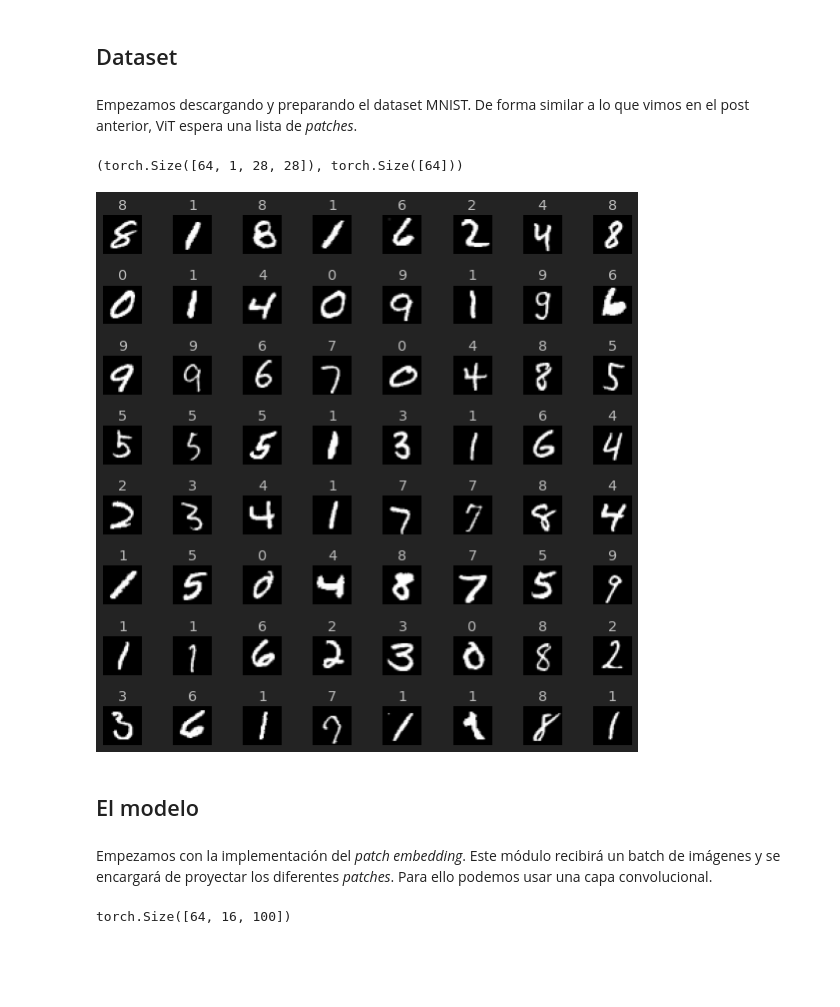
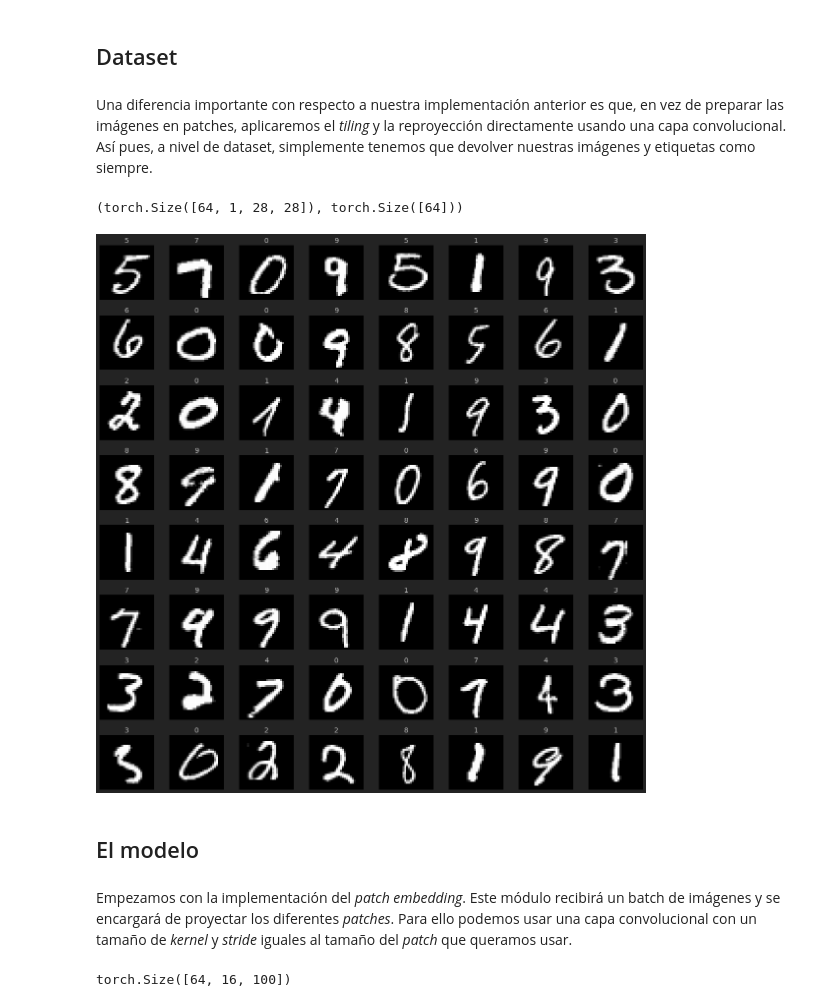
Before and after one commit to juansensio/blog, a Jupyter notebook: 064_vit/vit.ipynb, the cells around one changed output. Saved outputs shown, nothing was run; the diff lists cells and outputs as text; code cells hidden in the pictures; blank space fills up the shorter version.

```diff
--- a/064_vit/vit.ipynb
+++ b/064_vit/vit.ipynb
@@ -11,7 +11,7 @@ En este post vamos a implementar esta arquitectura y aplicarla en varios ejemplo
 # %% [markdown]
 ## Dataset
 # %% [markdown]
-Empezamos descargando y preparando el dataset MNIST. De forma similar a lo que vimos en el post anterior, ViT espera una lista de *patches*.
+Una diferencia importante con respecto a nuestra implementación anterior es que, en vez de preparar las imágenes en patches, aplicaremos el *tiling* y la reproyección directamente usando una capa convolucional. Así pues, a nivel de dataset, simplemente tenemos que devolver nuestras imágenes y etiquetas como siempre.
 # %%
 import pytorch_lightning as pl
 import torch
@@ -59,23 +59,23 @@ imgs.shape, labels.shape
 (torch.Size([64, 1, 28, 28]), torch.Size([64]))
 # %%
 r, c = 8, 8
-fig = plt.figure(figsize=(c, r))
+fig = plt.figure(figsize=(2*c, 2*r))
 for _r in range(r):
     for _c in range(c):
         ix = _r*c + _c
         ax = plt.subplot(r, c, ix + 1)
         img, label = imgs[ix], labels[ix]
         ax.axis("off")
         ax.imshow(img.squeeze(0), cmap="gray")
         ax.set_title(label.item())
 plt.tight_layout()
 plt.show()
 # %% [output]
-[figure, old version]
+[figure, new version]
 # %% [markdown]
 ## El modelo
 # %% [markdown]
-Empezamos con la implementación del *patch embedding*. Este módulo recibirá un batch de imágenes y se encargará de proyectar los diferentes *patches*. Para ello podemos usar una capa convolucional.
+Empezamos con la implementación del *patch embedding*. Este módulo recibirá un batch de imágenes y se encargará de proyectar los diferentes *patches*. Para ello podemos usar una capa convolucional con un tamaño de *kernel* y *stride* iguales al tamaño del *patch* que queramos usar.
 # %%
 import torch.nn as nn
 
```
Also changed, not shown: parts of 10 cells of this notebook, 3 other files.
